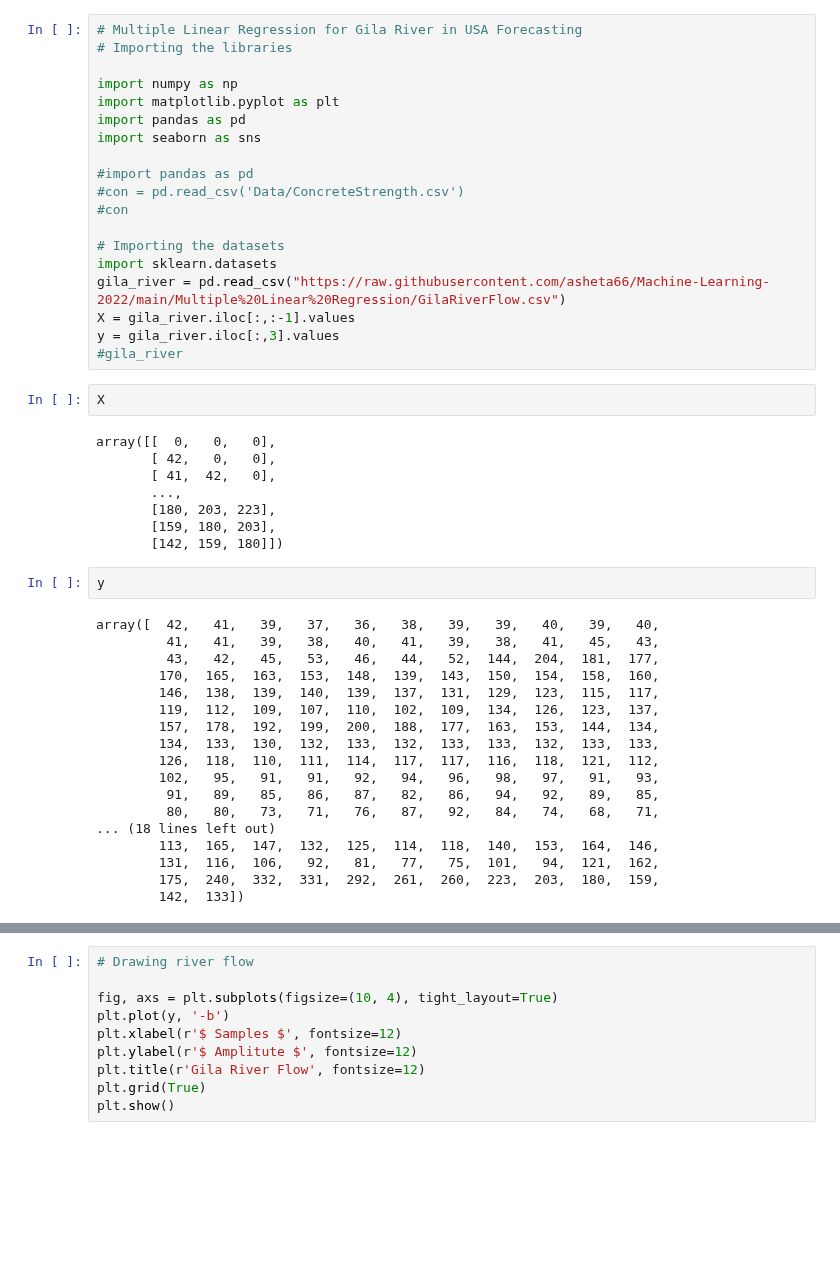
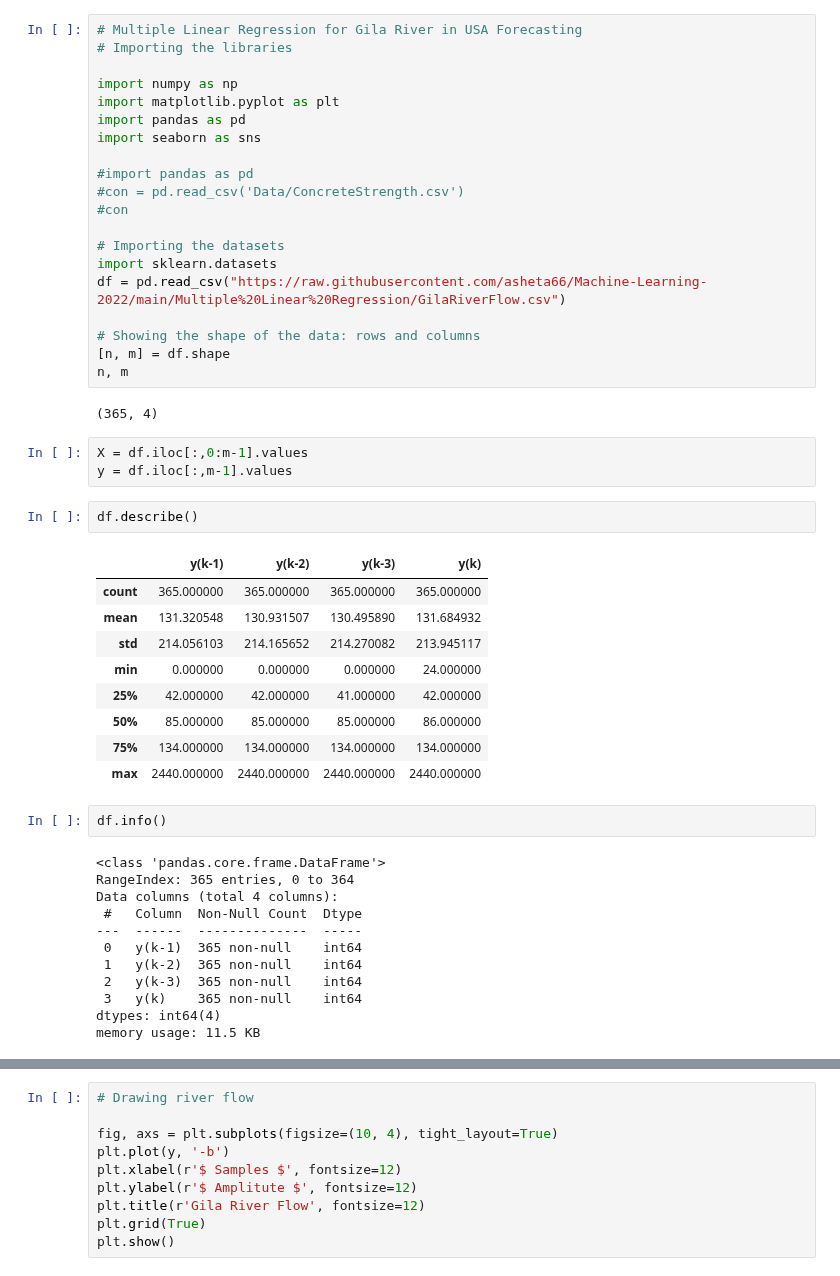
Before and after one commit to asheta66/Machine-Learning-2024, a Jupyter notebook: Multiple Linear Regression/MLR_A.ipynb, the cells around one changed output, grey strips where cells are left out. Cells and saved outputs as stored; diff of their text form; blank space fills up the shorter version.

```diff
--- a/Multiple Linear Regression/MLR_A.ipynb
+++ b/Multiple Linear Regression/MLR_A.ipynb
@@ -15,37 +15,39 @@ import seaborn as sns
 
 # Importing the datasets
 import sklearn.datasets
-gila_river = pd.read_csv("https://raw.githubusercontent.com/asheta66/Machine-Learning-2022/main/Multiple%20Linear%20Regression/GilaRiverFlow.csv")
-X = gila_river.iloc[:,:-1].values
-y = gila_river.iloc[:,3].values
-#gila_river
+df = pd.read_csv("https://raw.githubusercontent.com/asheta66/Machine-Learning-2022/main/Multiple%20Linear%20Regression/GilaRiverFlow.csv")
+
+# Showing the shape of the data: rows and columns
+[n, m] = df.shape
+n, m
+# %% [output]
+(365, 4)
-# %%
-X
-# %% [output]
-array([[  0,   0,   0],
-       [ 42,   0,   0],
-       [ 41,  42,   0],
-       ...,
-       [180, 203, 223],
-       [159, 180, 203],
-       [142, 159, 180]])
-# %%
-y
-# %% [output]
-array([  42,   41,   39,   37,   36,   38,   39,   39,   40,   39,   40,
-         41,   41,   39,   38,   40,   41,   39,   38,   41,   45,   43,
-         43,   42,   45,   53,   46,   44,   52,  144,  204,  181,  177,
-        170,  165,  163,  153,  148,  139,  143,  150,  154,  158,  160,
-        146,  138,  139,  140,  139,  137,  131,  129,  123,  115,  117,
-        119,  112,  109,  107,  110,  102,  109,  134,  126,  123,  137,
-        157,  178,  192,  199,  200,  188,  177,  163,  153,  144,  134,
-        134,  133,  130,  132,  133,  132,  133,  133,  132,  133,  133,
-        126,  118,  110,  111,  114,  117,  117,  116,  118,  121,  112,
-        102,   95,   91,   91,   92,   94,   96,   98,   97,   91,   93,
-         91,   89,   85,   86,   87,   82,   86,   94,   92,   89,   85,
-         80,   80,   73,   71,   76,   87,   92,   84,   74,   68,   71,
-... (18 lines left out)
-        113,  165,  147,  132,  125,  114,  118,  140,  153,  164,  146,
-        131,  116,  106,   92,   81,   77,   75,  101,   94,  121,  162,
-        175,  240,  332,  331,  292,  261,  260,  223,  203,  180,  159,
-        142,  133])
+# %%
+X = df.iloc[:,0:m-1].values
+y = df.iloc[:,m-1].values
+# %%
+df.describe()
+# %% [output]
+|  | y(k-1) | y(k-2) | y(k-3) | y(k) |
+| count | 365.000000 | 365.000000 | 365.000000 | 365.000000 |
+| mean | 131.320548 | 130.931507 | 130.495890 | 131.684932 |
+| std | 214.056103 | 214.165652 | 214.270082 | 213.945117 |
+| min | 0.000000 | 0.000000 | 0.000000 | 24.000000 |
+| 25% | 42.000000 | 42.000000 | 41.000000 | 42.000000 |
+| 50% | 85.000000 | 85.000000 | 85.000000 | 86.000000 |
+| 75% | 134.000000 | 134.000000 | 134.000000 | 134.000000 |
+| max | 2440.000000 | 2440.000000 | 2440.000000 | 2440.000000 |
+# %%
+df.info()
+# %% [output]
+<class 'pandas.core.frame.DataFrame'>
+RangeIndex: 365 entries, 0 to 364
+Data columns (total 4 columns):
+ #   Column  Non-Null Count  Dtype
+---  ------  --------------  -----
+ 0   y(k-1)  365 non-null    int64
+ 1   y(k-2)  365 non-null    int64
+ 2   y(k-3)  365 non-null    int64
+ 3   y(k)    365 non-null    int64
+dtypes: int64(4)
+memory usage: 11.5 KB
```
Also changed, not shown: parts of 2 cells of this notebook.
